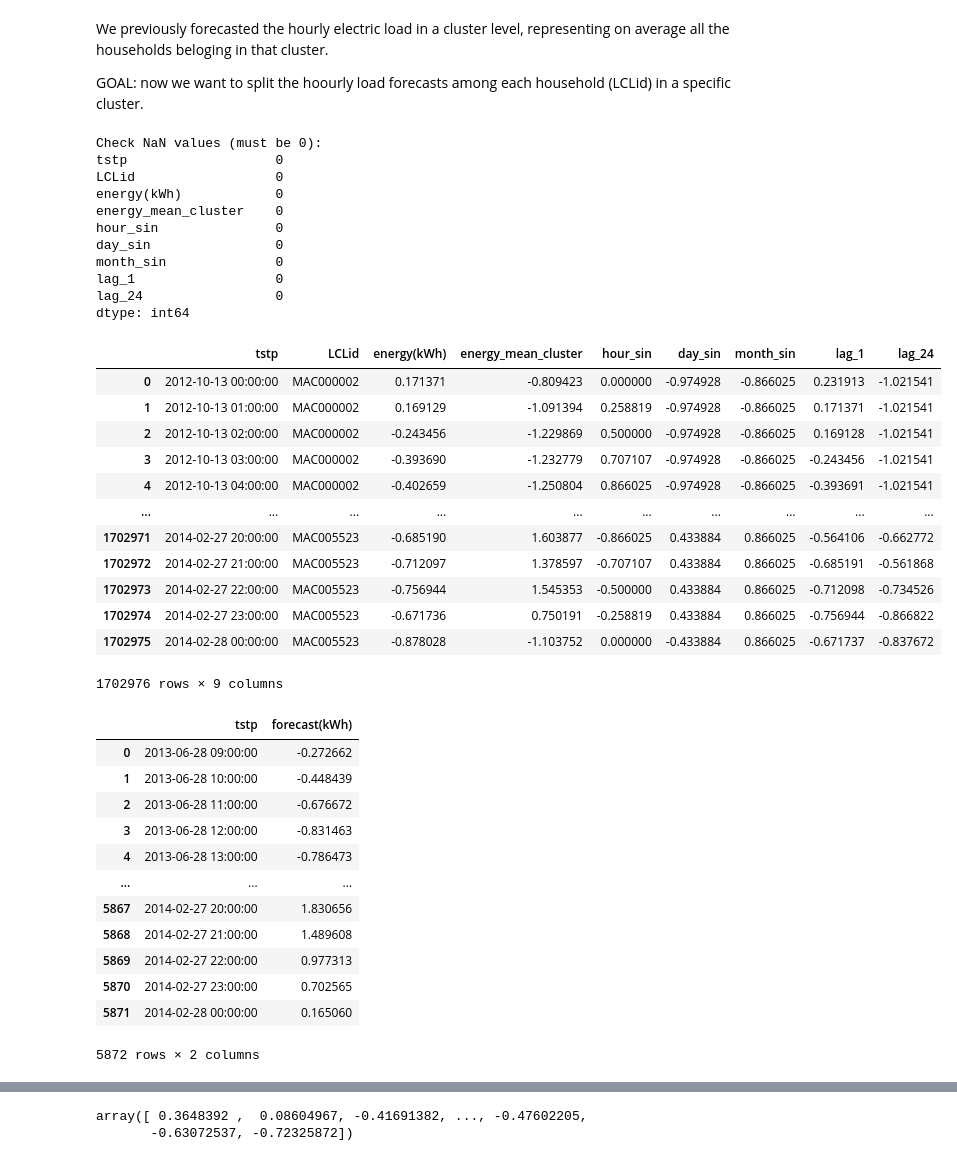
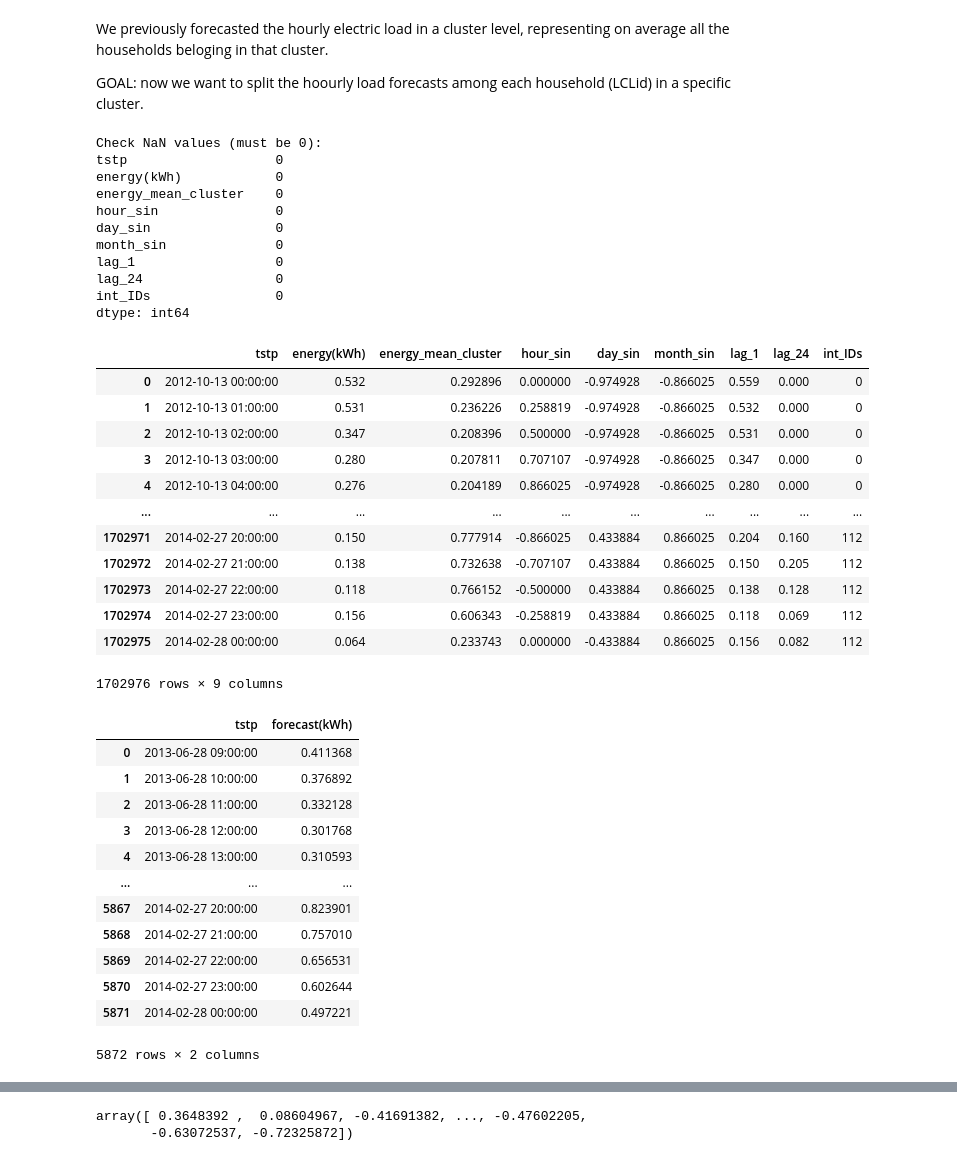
Before and after one commit to samueleborgognoni/kmeans_nn_ILF_london_smart_meters, a Jupyter notebook: 4_Load_Forecasting.ipynb, the cells around one changed output, grey strips where cells are left out. Drawn from its saved outputs; the diff is of its cells as text; code cells hidden in the pictures.

```diff
--- a/4_Load_Forecasting.ipynb
+++ b/4_Load_Forecasting.ipynb
@@ -678,78 +678,66 @@ def prepare_df_ilf(df_time_clusterID:pd.DataFrame, df_time_mean_cluster, cluster
   X_ilf_ready = X_ilf_ready.reset_index()
 
   # FACTORIZE the LCLid (smart meter ID) str values to assign a INT to each one
-  int_IDs, LCLids = pd.factorize(X_train['LCLid'])
-  print(int_IDs)
-  print(LCLids)
+  int_IDs, LCLids = pd.factorize(X_ilf_ready['LCLid'])
 
   # Substitute the LCLids with the int_IDs
-  X_ilf = X_ilf.drop(columns=['LCLid'])
-  tot_ilf_test['int_IDs'] = int_IDs
-
-  # Scale energy values for NN (since it uses a Gradient Descent, sensible to different scales)
-  scaler = StandardScaler()
-  _cols = ['energy(kWh)','energy_mean_cluster','lag_1','lag_24']
-  X_ilf_ready[_cols] = scaler.fit_transform(X_ilf_ready[_cols])
+  X_ilf_ready = X_ilf_ready.drop(columns=['LCLid'])
+  X_ilf_ready['int_IDs'] = int_IDs
 
   return X_ilf_ready, int_IDs, LCLids
 # %%
 # Use the function to prepare the dataset for the Individual Load Forecasting (ILF)
-X_ilf_ready = prepare_df_ilf(df_time_clusterID, df_time_mean_cluster, cluster_id)
+X_ilf_ready, int_IDs, LCLids = prepare_df_ilf(df_time_clusterID, df_time_mean_cluster, cluster_id)
 
 # Check NaN values
 print(f"Check NaN values (must be 0):\n{X_ilf_ready.isna().sum()}")
 
 X_ilf_ready
 # %% [output]
 Check NaN values (must be 0):
 tstp                   0
-LCLid                  0
 energy(kWh)            0
 energy_mean_cluster    0
 hour_sin               0
 day_sin                0
 month_sin              0
 lag_1                  0
 lag_24                 0
+int_IDs                0
 dtype: int64
-|  | tstp | LCLid | energy(kWh) | energy_mean_cluster | hour_sin | day_sin | month_sin | lag_1 | lag_24 |
-| 0 | 2012-10-13 00:00:00 | MAC000002 | 0.171371 | -0.809423 | 0.000000 | -0.974928 | -0.866025 | 0.231913 | -1.021541 |
-| 1 | 2012-10-13 01:00:00 | MAC000002 | 0.169129 | -1.091394 | 0.258819 | -0.974928 | -0.866025 | 0.171371 | -1.021541 |
-| 2 | 2012-10-13 02:00:00 | MAC000002 | -0.243456 | -1.229869 | 0.500000 | -0.974928 | -0.866025 | 0.169128 | -1.021541 |
-| 3 | 2012-10-13 03:00:00 | MAC000002 | -0.393690 | -1.232779 | 0.707107 | -0.974928 | -0.866025 | -0.243456 | -1.021541 |
-| 4 | 2012-10-13 04:00:00 | MAC000002 | -0.402659 | -1.250804 | 0.866025 | -0.974928 | -0.866025 | -0.393691 | -1.021541 |
+|  | tstp | energy(kWh) | energy_mean_cluster | hour_sin | day_sin | month_sin | lag_1 | lag_24 | int_IDs |
+| 0 | 2012-10-13 00:00:00 | 0.532 | 0.292896 | 0.000000 | -0.974928 | -0.866025 | 0.559 | 0.000 | 0 |
+| 1 | 2012-10-13 01:00:00 | 0.531 | 0.236226 | 0.258819 | -0.974928 | -0.866025 | 0.532 | 0.000 | 0 |
+| 2 | 2012-10-13 02:00:00 | 0.347 | 0.208396 | 0.500000 | -0.974928 | -0.866025 | 0.531 | 0.000 | 0 |
+| 3 | 2012-10-13 03:00:00 | 0.280 | 0.207811 | 0.707107 | -0.974928 | -0.866025 | 0.347 | 0.000 | 0 |
+| 4 | 2012-10-13 04:00:00 | 0.276 | 0.204189 | 0.866025 | -0.974928 | -0.866025 | 0.280 | 0.000 | 0 |
 | ... | ... | ... | ... | ... | ... | ... | ... | ... | ... |
-| 1702971 | 2014-02-27 20:00:00 | MAC005523 | -0.685190 | 1.603877 | -0.866025 | 0.433884 | 0.866025 | -0.564106 | -0.662772 |
-| 1702972 | 2014-02-27 21:00:00 | MAC005523 | -0.712097 | 1.378597 | -0.707107 | 0.433884 | 0.866025 | -0.685191 | -0.561868 |
-| 1702973 | 2014-02-27 22:00:00 | MAC005523 | -0.756944 | 1.545353 | -0.500000 | 0.433884 | 0.866025 | -0.712098 | -0.734526 |
-| 1702974 | 2014-02-27 23:00:00 | MAC005523 | -0.671736 | 0.750191 | -0.258819 | 0.433884 | 0.866025 | -0.756944 | -0.866822 |
-| 1702975 | 2014-02-28 00:00:00 | MAC005523 | -0.878028 | -1.103752 | 0.000000 | -0.433884 | 0.866025 | -0.671737 | -0.837672 |
+| 1702971 | 2014-02-27 20:00:00 | 0.150 | 0.777914 | -0.866025 | 0.433884 | 0.866025 | 0.204 | 0.160 | 112 |
+| 1702972 | 2014-02-27 21:00:00 | 0.138 | 0.732638 | -0.707107 | 0.433884 | 0.866025 | 0.150 | 0.205 | 112 |
+| 1702973 | 2014-02-27 22:00:00 | 0.118 | 0.766152 | -0.500000 | 0.433884 | 0.866025 | 0.138 | 0.128 | 112 |
+| 1702974 | 2014-02-27 23:00:00 | 0.156 | 0.606343 | -0.258819 | 0.433884 | 0.866025 | 0.118 | 0.069 | 112 |
+| 1702975 | 2014-02-28 00:00:00 | 0.064 | 0.233743 | 0.000000 | -0.433884 | 0.866025 | 0.156 | 0.082 | 112 |
 1702976 rows × 9 columns
 # %%
-
 _dfc_test = pd.DataFrame(columns=['tstp'])
 
 _dfc_test['tstp'] = X_test.reset_index()['tstp']
 _dfc_test['forecast(kWh)'] = test_forecasts_mlp_cluster
 
-scaler = StandardScaler()
-_cols = ['forecast(kWh)']
-_dfc_test[_cols] = scaler.fit_transform(_dfc_test[_cols])
-
 _dfc_test
 # %% [output]
 |  | tstp | forecast(kWh) |
-| 0 | 2013-06-28 09:00:00 | -0.272662 |
-| 1 | 2013-06-28 10:00:00 | -0.448439 |
-| 2 | 2013-06-28 11:00:00 | -0.676672 |
-| 3 | 2013-06-28 12:00:00 | -0.831463 |
-| 4 | 2013-06-28 13:00:00 | -0.786473 |
+| 0 | 2013-06-28 09:00:00 | 0.411368 |
+| 1 | 2013-06-28 10:00:00 | 0.376892 |
+| 2 | 2013-06-28 11:00:00 | 0.332128 |
+| 3 | 2013-06-28 12:00:00 | 0.301768 |
+| 4 | 2013-06-28 13:00:00 | 0.310593 |
 | ... | ... | ... |
-| 5867 | 2014-02-27 20:00:00 | 1.830656 |
-| 5868 | 2014-02-27 21:00:00 | 1.489608 |
-| 5869 | 2014-02-27 22:00:00 | 0.977313 |
-| 5870 | 2014-02-27 23:00:00 | 0.702565 |
-| 5871 | 2014-02-28 00:00:00 | 0.165060 |
+| 5867 | 2014-02-27 20:00:00 | 0.823901 |
+| 5868 | 2014-02-27 21:00:00 | 0.757010 |
+| 5869 | 2014-02-27 22:00:00 | 0.656531 |
+| 5870 | 2014-02-27 23:00:00 | 0.602644 |
+| 5871 | 2014-02-28 00:00:00 | 0.497221 |
 5872 rows × 2 columns
 # %%
 # Create a mask to select the test timestamps for each meter
```
Also changed, not shown: parts of 14 cells of this notebook.
